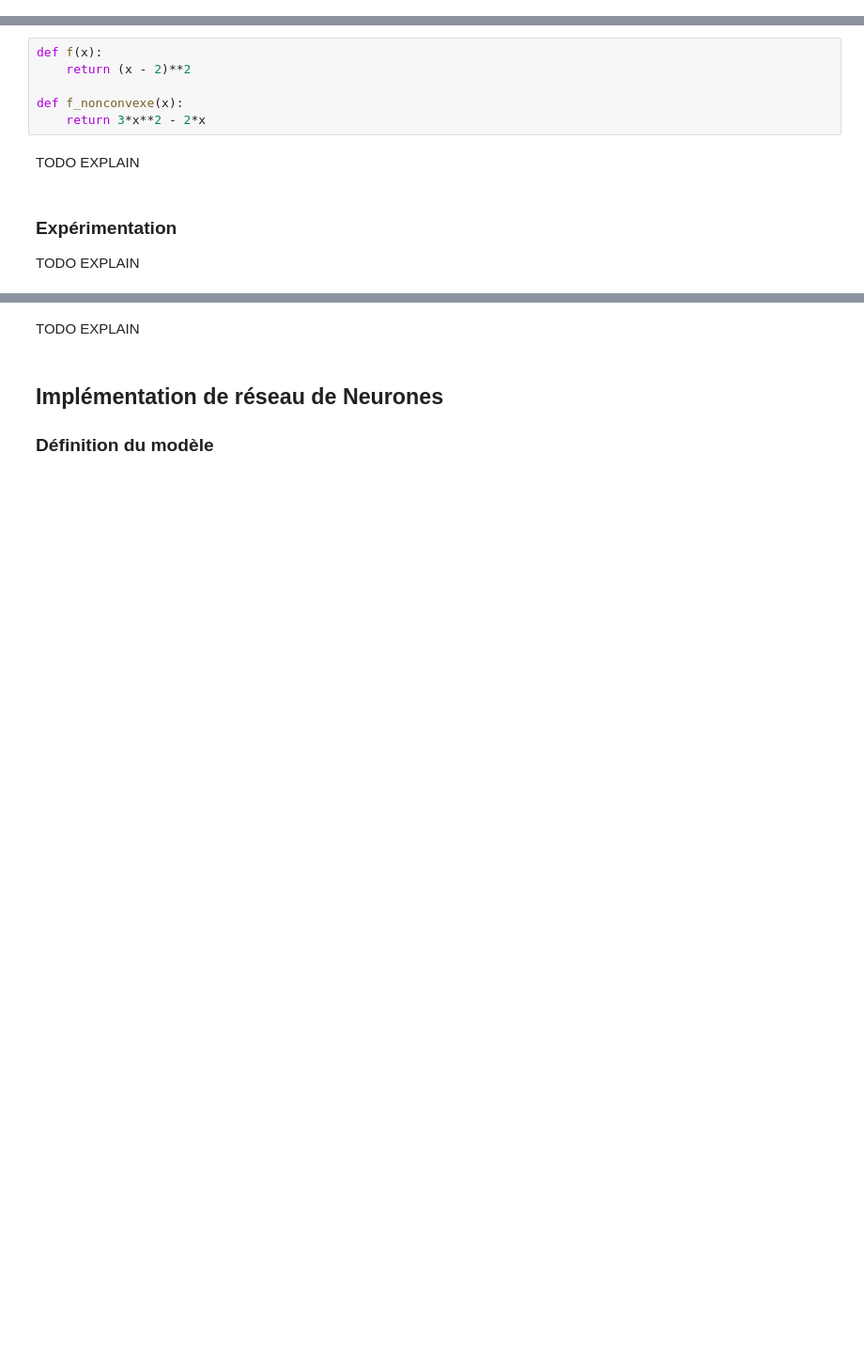
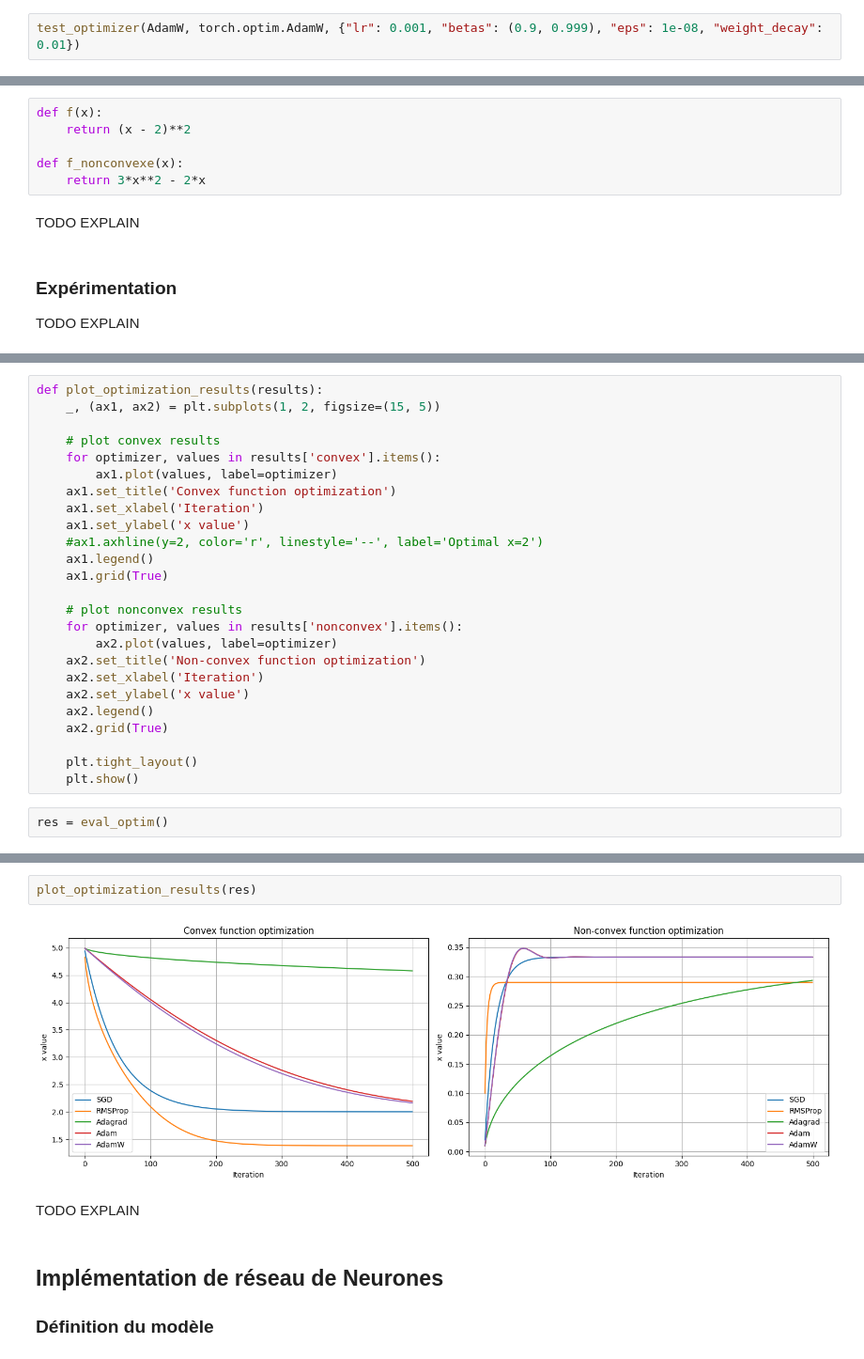
Before and after one commit to DjDonPablo/TP3-PROG-DIFF, a Jupyter notebook: TP3_prog_diff.ipynb, the cells around one changed output, grey strips where cells are left out. Shown at 94% size. Cells and saved outputs as stored; diff of their text form; blank space fills up the shorter version.

```diff
--- a/TP3_prog_diff.ipynb
+++ b/TP3_prog_diff.ipynb
@@ -349,0 +344,2 @@ class AdamW(Optimizer):
+# %%
+test_optimizer(AdamW, torch.optim.AdamW, {"lr": 0.001, "betas": (0.9, 0.999), "eps": 1e-08, "weight_decay": 0.01})
@@ -372,0 +431,27 @@ def eval_optim():
+# %%
+def plot_optimization_results(results):
+    _, (ax1, ax2) = plt.subplots(1, 2, figsize=(15, 5))
+
+    # plot convex results
+    for optimizer, values in results['convex'].items():
+        ax1.plot(values, label=optimizer)
+    ax1.set_title('Convex function optimization')
+    ax1.set_xlabel('Iteration')
+    ax1.set_ylabel('x value')
+    #ax1.axhline(y=2, color='r', linestyle='--', label='Optimal x=2')
+    ax1.legend()
+    ax1.grid(True)
+
+    # plot nonconvex results
+    for optimizer, values in results['nonconvex'].items():
+        ax2.plot(values, label=optimizer)
+    ax2.set_title('Non-convex function optimization')
+    ax2.set_xlabel('Iteration')
+    ax2.set_ylabel('x value')
+    ax2.legend()
+    ax2.grid(True)
+
+    plt.tight_layout()
+    plt.show()
+# %%
+res = eval_optim()
@@ -373,3 +476,7 @@ def eval_optim():
+# %%
+plot_optimization_results(res)
+# %% [output]
+[figure, added]
 # %% [markdown]
 TODO EXPLAIN
 # %% [markdown]
```
Also changed, not shown: parts of 29 cells of this notebook.
